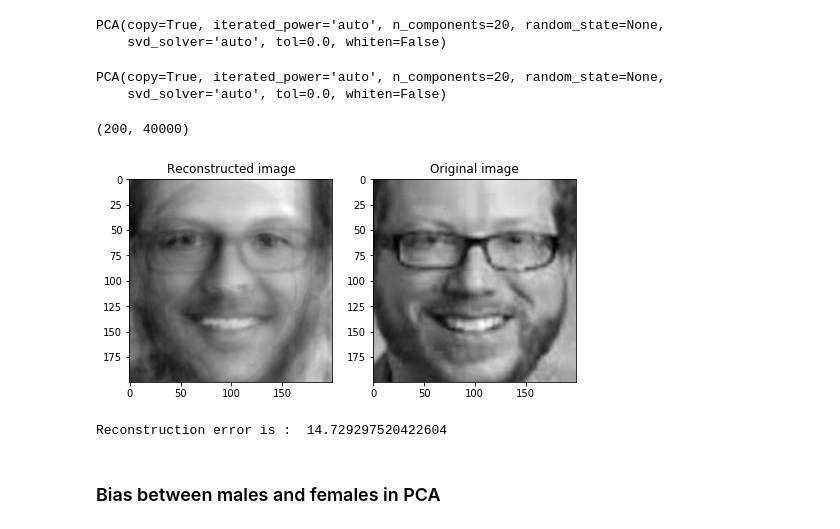
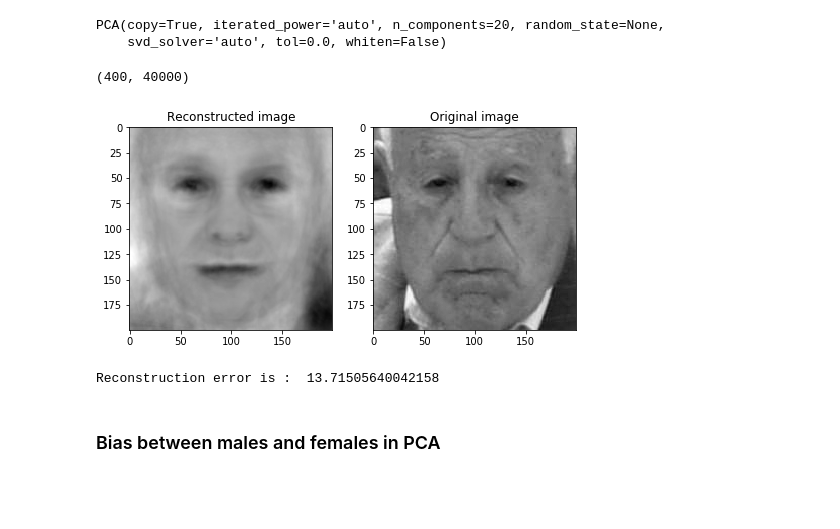
Before and after one commit to mehdibnc/Fair_PCA, a Jupyter notebook: Fair_PCA.ipynb, the cells around one changed output. Cells and saved outputs as stored; diff of their text form; code cells hidden in the pictures; blank space fills up the shorter version.

```diff
--- a/Fair_PCA.ipynb
+++ b/Fair_PCA.ipynb
@@ -38,12 +38,14 @@ for f in files:
     if f.split('_')[1] == "0" and m<200: #male
         m += 1
         image_file = Image.open("data/crop_part1/" + f)
+        image_file = image_file.resize((32,32), Image.ANTIALIAS)
         img = np.dot(np.array(image_file)[:,:,:3], [0.2989, 0.5870, 0.1140])/255 #convert to gray scale
         face = pd.Series(img.flatten(), name=f)
         male_faces = male_faces.append(face)
     if f.split('_')[1] == "1" and fe<200: #female
         fe += 1
         image_file = Image.open("data/crop_part1/" + f)
+        image_file = image_file.resize((32,32), Image.ANTIALIAS)
         img = np.dot(np.array(image_file)[:,:,:3], [0.2989, 0.5870, 0.1140])/255 #convert to gray scale
         face = pd.Series(img.flatten(), name=f)
         female_faces = female_faces.append(face)
@@ -53,0 +56,3 @@ male_faces.shape, female_faces.shape
+# %%
+all_faces = pd.concat([male_faces, female_faces], axis=0)
+all_faces.shape
@@ -56,35 +63,29 @@ male_faces.shape, female_faces.shape
 # %%
 from sklearn.decomposition import PCA
 # %%
-faces_pcam = PCA(n_components=20)
-faces_pcam.fit(male_faces)
+faces_pca = PCA(n_components=20)
+faces_pca.fit(all_faces)
 # %% [output]
 PCA(copy=True, iterated_power='auto', n_components=20, random_state=None,
     svd_solver='auto', tol=0.0, whiten=False)
-# %%
-faces_pcaf = PCA(n_components=20)
-faces_pcaf.fit(female_faces)
-# %% [output]
-PCA(copy=True, iterated_power='auto', n_components=20, random_state=None,
-    svd_solver='auto', tol=0.0, whiten=False)
 # %%
-componentsm = faces_pcam.transform(male_faces)
-projectedm = faces_pcam.inverse_transform(componentsm) #Reconstruction of the original image
+components = faces_pca.transform(all_faces)
+projected = faces_pca.inverse_transform(components) #Reconstruction of the original image
 # %%
-projectedm.shape
+projected.shape
 # %% [output]
-(200, 40000)
+(400, 40000)
 # %%
 fig, axes = plt.subplots(nrows=1, ncols=2, figsize=(8,8))
-axes[0].imshow(projectedm[2].reshape((200,200)), cmap='gray')
+axes[0].imshow(projected[2].reshape((200,200)), cmap='gray')
 axes[0].set_title("Reconstructed image")
-axes[1].imshow(np.array(male_faces)[2].reshape((200,200)), cmap='gray')
+axes[1].imshow(np.array(all_faces)[2].reshape((200,200)), cmap='gray')
 axes[1].set_title("Original image")
 plt.show()
-print("Reconstruction error is : ", np.sqrt(np.sum(np.square(np.array(male_faces)[2].reshape((200,200)) - projectedm[2].reshape((200,200))))))
+print("Reconstruction error is : ", np.sqrt(np.sum(np.square(np.array(all_faces)[2].reshape((200,200)) - projected[2].reshape((200,200))))))
 # %% [output]
-[figure, old version]
+[figure, new version]
-Reconstruction error is :  14.729297520422604
+Reconstruction error is :  13.71505640042158
 # %%
 #Computing reconstruction error
 def RE_error(df1, df2):
```
Also changed, not shown: parts of 30 cells of this notebook.
